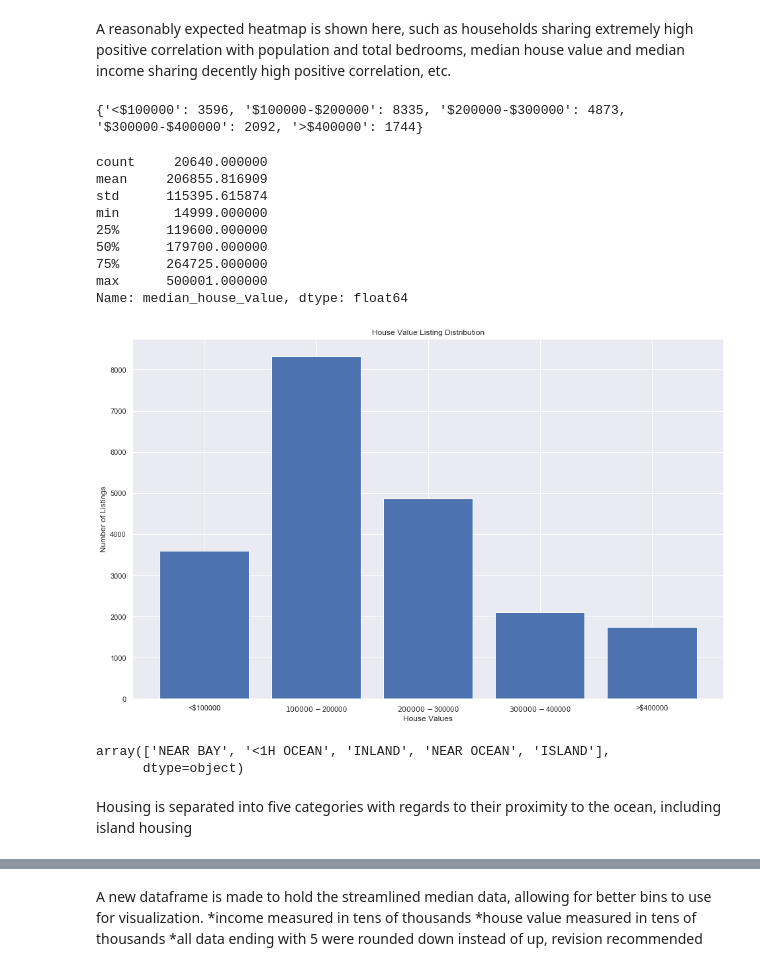
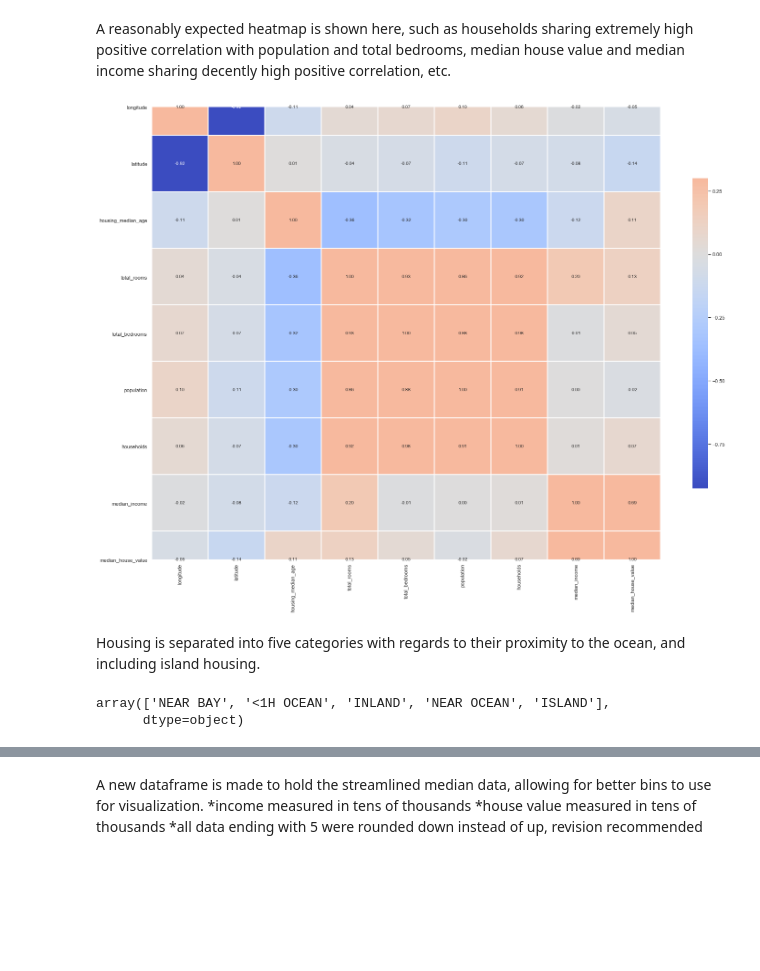
Before and after one commit to jandrew752/AirBUpdates, a Jupyter notebook: CaliforniaHousingPrices.ipynb, the cells around one changed output, grey strips where cells are left out. Drawn from its saved outputs; the diff is of its cells as text; code cells hidden in the pictures; blank space fills up the shorter version.

Commit message:
Added more visualizations, slight cleanup

```diff
--- a/CaliforniaHousingPrices.ipynb
+++ b/CaliforniaHousingPrices.ipynb
@@ -38,57 +28,19 @@ plt.show()
 # %% [markdown]
 A reasonably expected heatmap is shown here, such as households sharing extremely high positive correlation with population and total bedrooms, median house value and median income sharing decently high positive correlation, etc.
-# %%
-houseValue = {"<$100000":0, "$100000-$200000":0, "$200000-$300000":0, "$300000-$400000":0, ">$400000":0}
-
-for value in chp.median_house_value:
-    if value < 100000:
-        houseValue["<$100000"] += 1
-    elif value <= 200000:
-        houseValue["$100000-$200000"] += 1
-    elif value <= 300000:
-        houseValue["$200000-$300000"] += 1
-    elif value <= 400000:
-        houseValue["$300000-$400000"] += 1
-    else:
-        houseValue[">$400000"] += 1
-
-print(houseValue)
-# %% [output]
-{'<$100000': 3596, '$100000-$200000': 8335, '$200000-$300000': 4873, '$300000-$400000': 2092, '>$400000': 1744}
-# %%
-plt.figure(figsize=(16,10))
-
-#x = np.arange(len(houseValue))
-#width = 0.01
-
-#fig, ax = plt.subplots()
-#rects1 = ax.bar(x - width/2, width, label='Inland')
-#rects2 = ax.bar(x + width/2, width, label='Near Bay')
-
-plt.bar(range(len(houseValue)), list(houseValue.values()))
-plt.xticks(range(len(houseValue)), list(houseValue.keys()))
-plt.ylabel('Number of Listings')
-plt.xlabel('House Values')
-plt.title('House Value Listing Distribution')
-#plt.legend((rects1[0], rects2[0]), ('Inland', 'Near Bay'))
-
-print(chp.median_house_value.describe())
-plt.show()
-# %% [output]
-count     20640.000000
-mean     206855.816909
-std      115395.615874
-min       14999.000000
-25%      119600.000000
-50%      179700.000000
-75%      264725.000000
-max      500001.000000
-Name: median_house_value, dtype: float64
-[figure, removed]
+# %%
+corr = chp.corr()
+g = sns.heatmap(corr,  vmax=.3, center=0,
+            square=True, linewidths=.5, cbar_kws={"shrink": .5}, annot=True, fmt='.2f', cmap='coolwarm')
+sns.despine()
+g.figure.set_size_inches(25,25)
+
+plt.show()
+# %% [output]
+[figure, added]
+# %% [markdown]
+Housing is separated into five categories with regards to their proximity to the ocean, and including island housing.
 # %%
 chp['ocean_proximity'].unique()
 # %% [output]
 array(['NEAR BAY', '<1H OCEAN', 'INLAND', 'NEAR OCEAN', 'ISLAND'],
       dtype=object)
-# %% [markdown]
-Housing is separated into five categories with regards to their proximity to the ocean, including island housing
```
Also changed, not shown: parts of 11 cells of this notebook.
